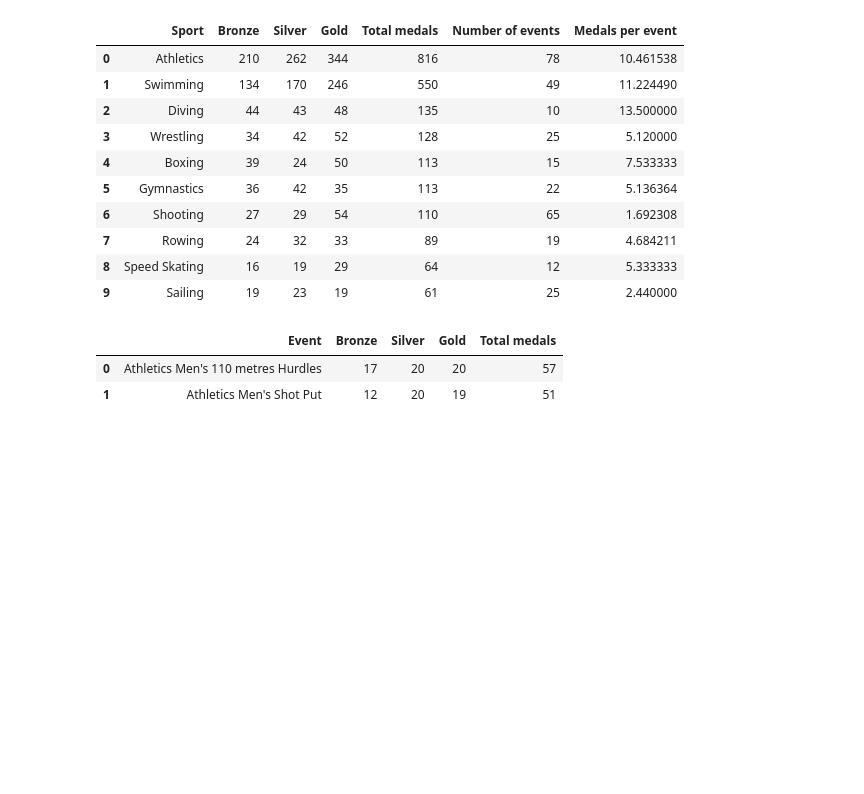
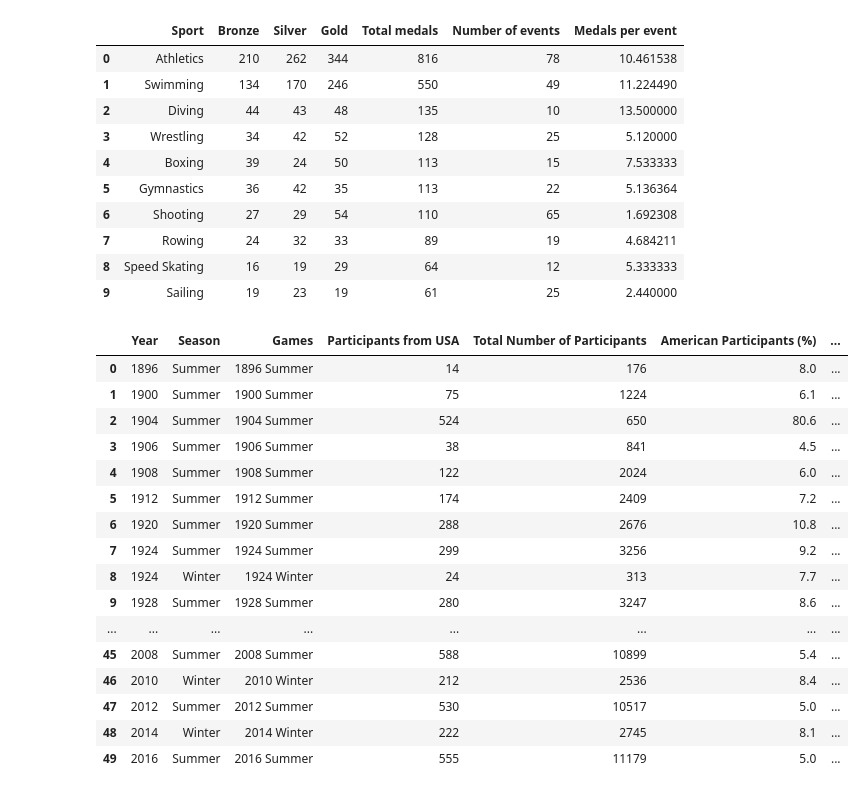
Before and after one commit to Anna-MariaSjolund/Databehandling-OS-projekt-Anna-MariaSjolund-ChristopherSeander, a Jupyter notebook: A-Ms_files_temporary/testing.ipynb, the cells around one changed output. Saved outputs shown, nothing was run; the diff lists cells and outputs as text; code cells hidden in the pictures; blank space fills up the shorter version.

```diff
--- a/A-Ms_files_temporary/testing.ipynb
+++ b/A-Ms_files_temporary/testing.ipynb
@@ -174,0 +141,61 @@ def plot_medals_per_sport(sport_or_event="sport", y_data=["Bronze", "Silver", "G
+# %%
+#Import data
+def participants_data():
+    usa_data = LoadDataUSA.full_data()
+    world_data = LoadSportData.full_data()
+
+    #Remove people who participate in several events (the ID:s should be unique for each game)
+    usa_data_unique_ID = usa_data.drop_duplicates(subset=["Games", "ID"])
+    world_data_unique_ID = world_data.drop_duplicates(subset=["Games", "ID"])
+
+    #Create two dataframes for the participants and count the number of people for each olympic game and then merge them
+    usa_participants = pd.DataFrame({"Participants from USA":usa_data_unique_ID["ID"].groupby(usa_data_unique_ID["Games"]).count()}).reset_index()
+    world_participants = pd.DataFrame({"Total Number of Participants":world_data_unique_ID["ID"].groupby(world_data_unique_ID["Games"]).count()}).reset_index()
+    participants_data = pd.merge(usa_participants, world_participants, on="Games", how="left")
+
+    #Split the Games column into two and create Year and Season
+    year_season = participants_data["Games"].str.split(" ", n = 1, expand = True) #Splits each string in the Games column into two columns. Reference: https://www.geeksforgeeks.org/python-pandas-split-strings-into-two-list-columns-using-str-split/
+    participants_data.insert(0, "Year", year_season[0])
+    participants_data.insert(1, "Season", year_season[1])
+
+    #Calculates the percentage of american participants for each game
+    participants_data["American Participants (%)"] = ((participants_data["Participants from USA"]/participants_data["Total Number of Participants"])*100).round(1)
+
+    #Creates gender data
+    gender_usa = pd.DataFrame({"Number of Males from USA":usa_data_unique_ID["Sex"][usa_data_unique_ID["Sex"] == "M"].groupby(usa_data_unique_ID["Games"]).count(),
+                            "Number of Females from USA":usa_data_unique_ID["Sex"][usa_data_unique_ID["Sex"] == "F"].groupby(usa_data_unique_ID["Games"]).count()}).reset_index()
+    gender_world = pd.DataFrame({"Total Number Males":world_data_unique_ID["Sex"][world_data_unique_ID["Sex"] == "M"].groupby(world_data_unique_ID["Games"]).count(),
+                            "Total Number Females":world_data_unique_ID["Sex"][world_data_unique_ID["Sex"] == "F"].groupby(world_data_unique_ID["Games"]).count()}).reset_index()
+
+    #Merge the gender data with the participants data and fill the NaN (created when there were no females in the data) with 0
+    participants_data = pd.merge(participants_data, gender_usa, on="Games", how="left").fillna(0)
+    participants_data = pd.merge(participants_data, gender_world, on="Games", how="left").fillna(0)
+
+    #Calculates the percentage of female and male participants from USA and the world
+    participants_data["Female Participants from USA (%)"] = ((participants_data["Number of Females from USA"]/participants_data["Participants from USA"])*100).round(1)
+    participants_data["Male Participants from USA (%)"] = ((participants_data["Number of Males from USA"]/participants_data["Participants from USA"])*100).round(1)
+    participants_data["World Female Participants (%)"] = ((participants_data["Total Number Females"]/participants_data["Total Number of Participants"])*100).round(1)
+    participants_data["World Male Participants (%)"] = ((participants_data["Total Number Males"]/participants_data["Total Number of Participants"])*100).round(1)
+
+    return participants_data
+# %%
+data_test = participants_data()
+data_test
+# %% [output]
+|  | Year | Season | Games | Participants from USA | Total Number of Participants | American Participants (%) | ... |
+| 0 | 1896 | Summer | 1896 Summer | 14 | 176 | 8.0 | ... |
+| 1 | 1900 | Summer | 1900 Summer | 75 | 1224 | 6.1 | ... |
+| 2 | 1904 | Summer | 1904 Summer | 524 | 650 | 80.6 | ... |
+| 3 | 1906 | Summer | 1906 Summer | 38 | 841 | 4.5 | ... |
+| 4 | 1908 | Summer | 1908 Summer | 122 | 2024 | 6.0 | ... |
+| 5 | 1912 | Summer | 1912 Summer | 174 | 2409 | 7.2 | ... |
+| 6 | 1920 | Summer | 1920 Summer | 288 | 2676 | 10.8 | ... |
+| 7 | 1924 | Summer | 1924 Summer | 299 | 3256 | 9.2 | ... |
+| 8 | 1924 | Winter | 1924 Winter | 24 | 313 | 7.7 | ... |
+| 9 | 1928 | Summer | 1928 Summer | 280 | 3247 | 8.6 | ... |
+| ... | ... | ... | ... | ... | ... | ... | ... |
+| 45 | 2008 | Summer | 2008 Summer | 588 | 10899 | 5.4 | ... |
+| 46 | 2010 | Winter | 2010 Winter | 212 | 2536 | 8.4 | ... |
+| 47 | 2012 | Summer | 2012 Summer | 530 | 10517 | 5.0 | ... |
+| 48 | 2014 | Winter | 2014 Winter | 222 | 2745 | 8.1 | ... |
+| 49 | 2016 | Summer | 2016 Summer | 555 | 11179 | 5.0 | ... |
@@ -222,7 +251,0 @@ def medals_top_ten_events():
-# %%
-sport_medals = medals_top_ten_events()
-sport_medals.head(2)
-# %% [output]
-|  | Event | Bronze | Silver | Gold | Total medals |
-| 0 | Athletics Men's 110 metres Hurdles | 17 | 20 | 20 | 57 |
-| 1 | Athletics Men's Shot Put | 12 | 20 | 19 | 51 |
```
Also changed, not shown: parts of 21 cells of this notebook.
